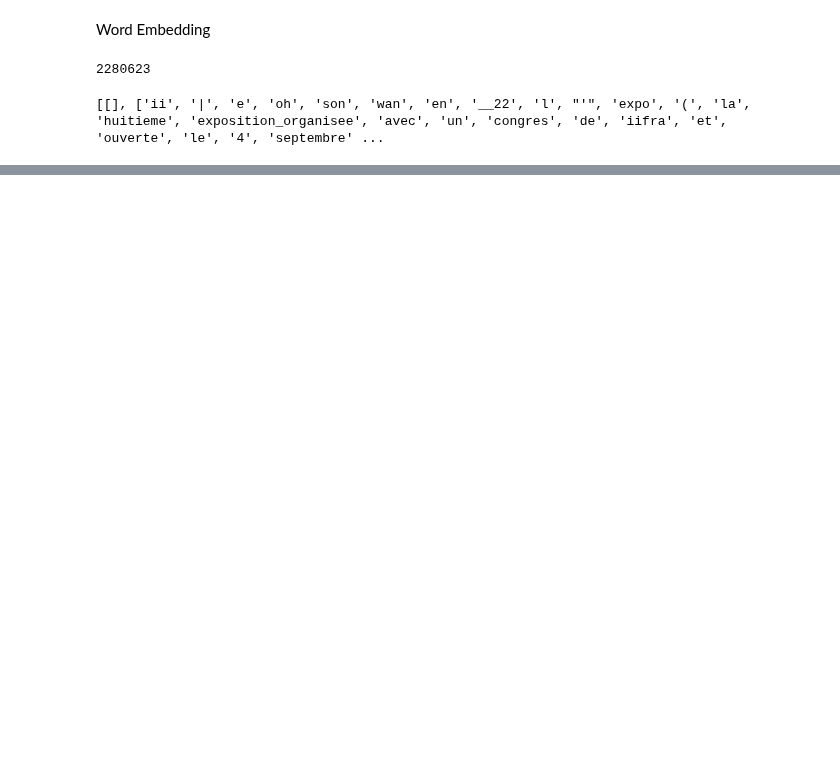
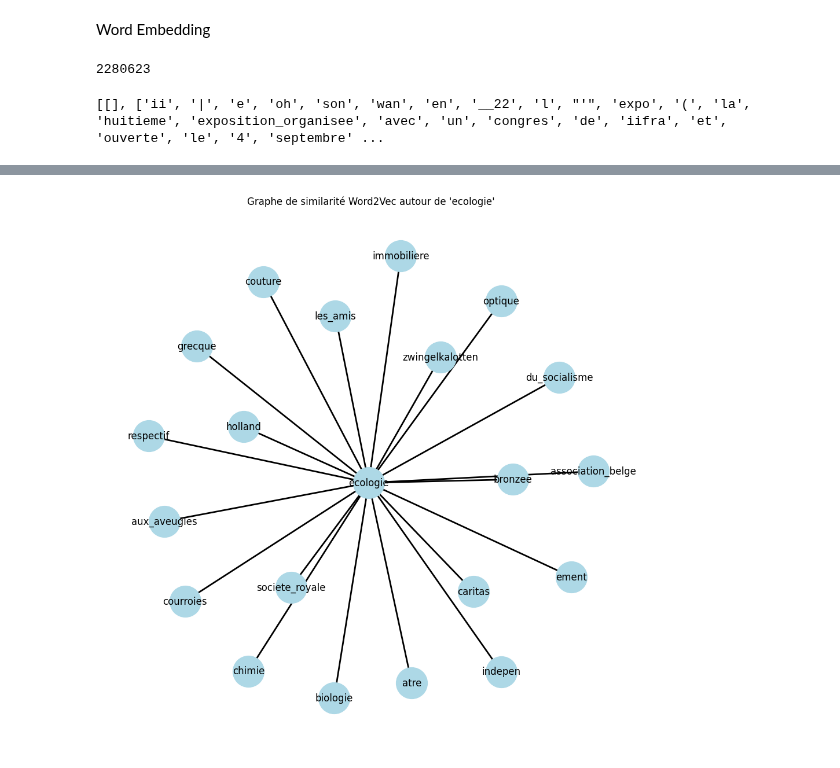
Before and after one commit to 00atal/tac, a Jupyter notebook: tps/tp4/TP4.ipynb, the cells around one changed output, grey strips where cells are left out. Cells and saved outputs as stored; diff of their text form; code cells hidden in the pictures; blank space fills up the shorter version.

```diff
--- a/tps/tp4/TP4.ipynb
+++ b/tps/tp4/TP4.ipynb
@@ -804,0 +916,28 @@ model.wv.most_similar("ecologie", topn=30)
+# %%
+
+G = nx.Graph()
+
+# sélectionner quelques mots
+center_word = "ecologie"
+similar = model.wv.most_similar(center_word, topn=20)
+
+# Ajouter le mot central
+G.add_node(center_word)
+
+# Ajouter les mots similaires
+for word, score in similar:
+    G.add_node(word)
+    G.add_edge(center_word, word, weight=score)
+
+plt.figure(figsize=(12,12))
+pos = nx.spring_layout(G, k=0.5)
+
+nx.draw_networkx_nodes(G, pos, node_color="lightblue", node_size=1500)
+nx.draw_networkx_edges(G, pos, width=2)
+nx.draw_networkx_labels(G, pos)
+
+plt.title(f"Graphe de similarité Word2Vec autour de '{center_word}'")
+plt.axis("off")
+plt.show()
+# %% [output]
+[figure, added]
```
Also changed, not shown: parts of 26 cells of this notebook.
